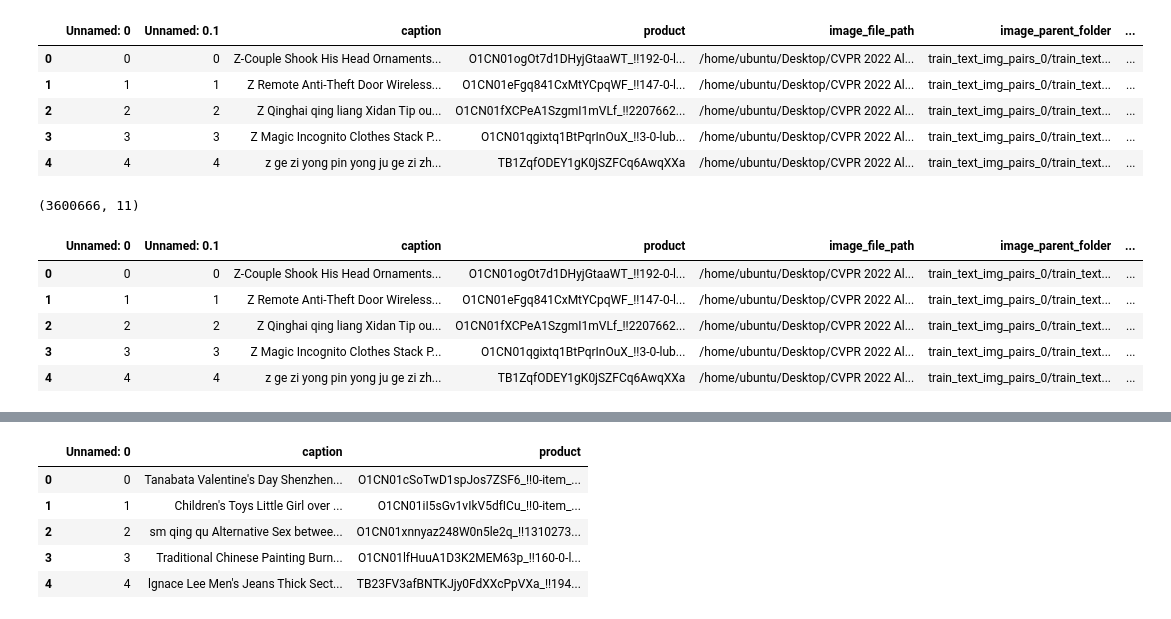
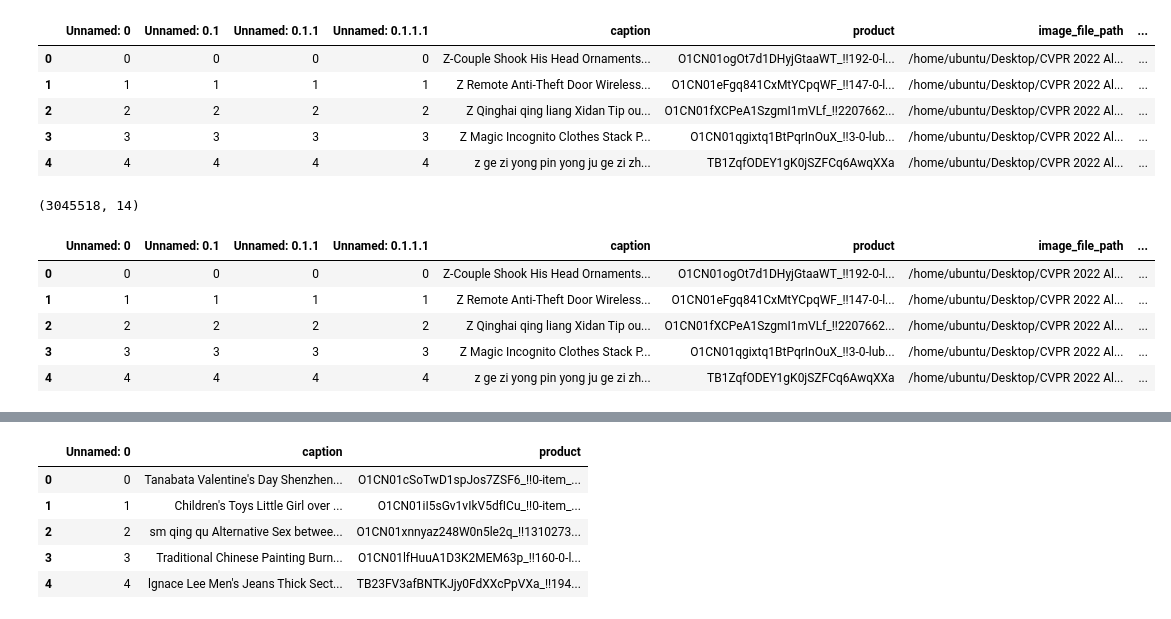
Before and after one commit to poipiii/aliproduct_challenge_cvpr2022, a Jupyter notebook: eda/blip_dataset_format.ipynb, the cells around one changed output, grey strips where cells are left out. Cells and saved outputs as stored; diff of their text form; code cells hidden in the pictures.

```diff
--- a/eda/blip_dataset_format.ipynb
+++ b/eda/blip_dataset_format.ipynb
@@ -3,29 +3,29 @@ import pandas as pd
 import json
 import os
 # %%
-train_df = pd.read_csv("../data/train_data_v5.csv")
+train_df = pd.read_csv("../data/train_data_v6_large_08.csv")
 train_df.head()
 # %% [output]
-|  | Unnamed: 0 | Unnamed: 0.1 | caption | product | image_file_path | image_parent_folder | ... |
-| 0 | 0 | 0 | Z-Couple Shook His Head Ornaments... | O1CN01ogOt7d1DHyjGtaaWT_!!192-0-l... | /home/ubuntu/Desktop/CVPR 2022 Al... | train_text_img_pairs_0/train_text... | ... |
-| 1 | 1 | 1 | Z Remote Anti-Theft Door Wireless... | O1CN01eFgq841CxMtYCpqWF_!!147-0-l... | /home/ubuntu/Desktop/CVPR 2022 Al... | train_text_img_pairs_0/train_text... | ... |
-| 2 | 2 | 2 | Z Qinghai qing liang Xidan Tip ou... | O1CN01fXCPeA1SzgmI1mVLf_!!2207662... | /home/ubuntu/Desktop/CVPR 2022 Al... | train_text_img_pairs_0/train_text... | ... |
-| 3 | 3 | 3 | Z Magic Incognito Clothes Stack P... | O1CN01qgixtq1BtPqrInOuX_!!3-0-lub... | /home/ubuntu/Desktop/CVPR 2022 Al... | train_text_img_pairs_0/train_text... | ... |
-| 4 | 4 | 4 | z ge zi yong pin yong ju ge zi zh... | TB1ZqfODEY1gK0jSZFCq6AwqXXa | /home/ubuntu/Desktop/CVPR 2022 Al... | train_text_img_pairs_0/train_text... | ... |
+|  | Unnamed: 0 | Unnamed: 0.1 | Unnamed: 0.1.1 | Unnamed: 0.1.1.1 | caption | product | image_file_path | ... |
+| 0 | 0 | 0 | 0 | 0 | Z-Couple Shook His Head Ornaments... | O1CN01ogOt7d1DHyjGtaaWT_!!192-0-l... | /home/ubuntu/Desktop/CVPR 2022 Al... | ... |
+| 1 | 1 | 1 | 1 | 1 | Z Remote Anti-Theft Door Wireless... | O1CN01eFgq841CxMtYCpqWF_!!147-0-l... | /home/ubuntu/Desktop/CVPR 2022 Al... | ... |
+| 2 | 2 | 2 | 2 | 2 | Z Qinghai qing liang Xidan Tip ou... | O1CN01fXCPeA1SzgmI1mVLf_!!2207662... | /home/ubuntu/Desktop/CVPR 2022 Al... | ... |
+| 3 | 3 | 3 | 3 | 3 | Z Magic Incognito Clothes Stack P... | O1CN01qgixtq1BtPqrInOuX_!!3-0-lub... | /home/ubuntu/Desktop/CVPR 2022 Al... | ... |
+| 4 | 4 | 4 | 4 | 4 | z ge zi yong pin yong ju ge zi zh... | TB1ZqfODEY1gK0jSZFCq6AwqXXa | /home/ubuntu/Desktop/CVPR 2022 Al... | ... |
 # %%
 train_df.shape
 # %% [output]
-(3600666, 11)
+(3045518, 14)
 # %%
-train_df["image"] = train_df["image_parent_folder"] + train_df["product"]
+train_df["image"] = train_df["image_reletive_folder"] + train_df["product"]
 train_df.head()
 # %% [output]
-|  | Unnamed: 0 | Unnamed: 0.1 | caption | product | image_file_path | image_parent_folder | ... |
-| 0 | 0 | 0 | Z-Couple Shook His Head Ornaments... | O1CN01ogOt7d1DHyjGtaaWT_!!192-0-l... | /home/ubuntu/Desktop/CVPR 2022 Al... | train_text_img_pairs_0/train_text... | ... |
-| 1 | 1 | 1 | Z Remote Anti-Theft Door Wireless... | O1CN01eFgq841CxMtYCpqWF_!!147-0-l... | /home/ubuntu/Desktop/CVPR 2022 Al... | train_text_img_pairs_0/train_text... | ... |
-| 2 | 2 | 2 | Z Qinghai qing liang Xidan Tip ou... | O1CN01fXCPeA1SzgmI1mVLf_!!2207662... | /home/ubuntu/Desktop/CVPR 2022 Al... | train_text_img_pairs_0/train_text... | ... |
-| 3 | 3 | 3 | Z Magic Incognito Clothes Stack P... | O1CN01qgixtq1BtPqrInOuX_!!3-0-lub... | /home/ubuntu/Desktop/CVPR 2022 Al... | train_text_img_pairs_0/train_text... | ... |
-| 4 | 4 | 4 | z ge zi yong pin yong ju ge zi zh... | TB1ZqfODEY1gK0jSZFCq6AwqXXa | /home/ubuntu/Desktop/CVPR 2022 Al... | train_text_img_pairs_0/train_text... | ... |
+|  | Unnamed: 0 | Unnamed: 0.1 | Unnamed: 0.1.1 | Unnamed: 0.1.1.1 | caption | product | image_file_path | ... |
+| 0 | 0 | 0 | 0 | 0 | Z-Couple Shook His Head Ornaments... | O1CN01ogOt7d1DHyjGtaaWT_!!192-0-l... | /home/ubuntu/Desktop/CVPR 2022 Al... | ... |
+| 1 | 1 | 1 | 1 | 1 | Z Remote Anti-Theft Door Wireless... | O1CN01eFgq841CxMtYCpqWF_!!147-0-l... | /home/ubuntu/Desktop/CVPR 2022 Al... | ... |
+| 2 | 2 | 2 | 2 | 2 | Z Qinghai qing liang Xidan Tip ou... | O1CN01fXCPeA1SzgmI1mVLf_!!2207662... | /home/ubuntu/Desktop/CVPR 2022 Al... | ... |
+| 3 | 3 | 3 | 3 | 3 | Z Magic Incognito Clothes Stack P... | O1CN01qgixtq1BtPqrInOuX_!!3-0-lub... | /home/ubuntu/Desktop/CVPR 2022 Al... | ... |
+| 4 | 4 | 4 | 4 | 4 | z ge zi yong pin yong ju ge zi zh... | TB1ZqfODEY1gK0jSZFCq6AwqXXa | /home/ubuntu/Desktop/CVPR 2022 Al... | ... |
 # %%
 train_df["image_id"] = "aliproduct2_train_" +  train_df.index.map(str)
 # %%
```
Also changed, not shown: parts of 2 cells of this notebook, 7 other files.
